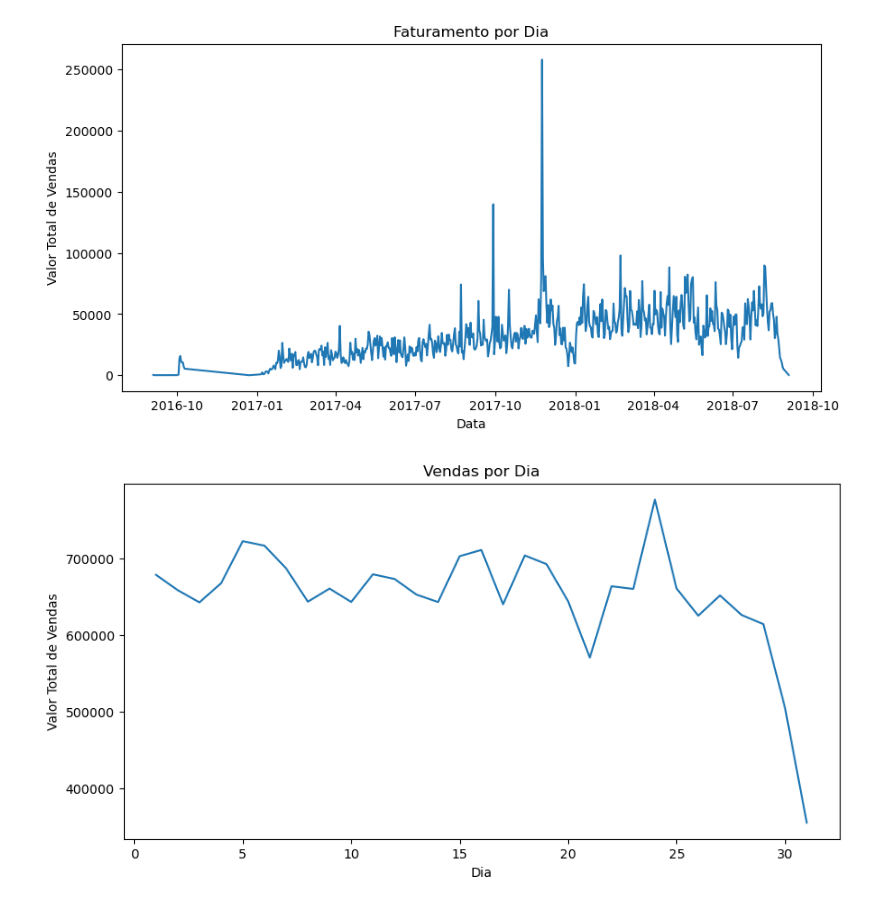
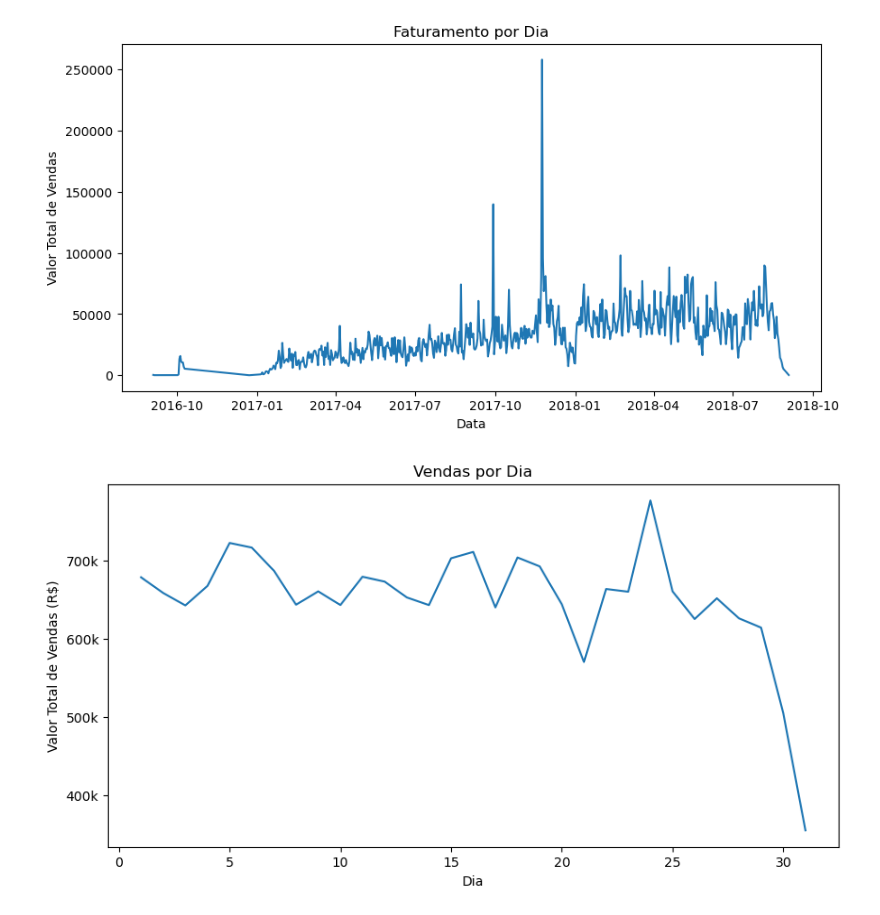
Before and after one commit to caiomiazzi/E_commerce_Olist_EDA, a Jupyter notebook: O_list_EDA.ipynb, the cells around one changed output. Drawn from its saved outputs; the diff is of its cells as text; code cells hidden in the pictures.

```diff
--- a/O_list_EDA.ipynb
+++ b/O_list_EDA.ipynb
@@ -888,48 +902,88 @@ plt.show()
+# %%
+# Dicionário para armazenar as médias
+medias_faturamento = {}
+
+# Agrupando por período e calculando a média do valor_pagamento
+for periodo in ['dia', 'semana', 'mes', 'trimestre', 'semestre', 'ano']:
+  medias_faturamento[periodo] = df.groupby(periodo)['valor_pagamento'].mean()
 # %%
 import matplotlib.pyplot as plt
 import pandas as pd
 
 # Dicionário para labels dos eixos x
 labels_eixo_x = {
-    'dia': 'Dia',
-    'semana': 'Semana',
-    'mes': 'Mês',
-    'trimestre': 'Trimestre',
-    'semestre': 'Semestre',
-    'ano': 'Ano'
+  'dia': 'Dia',
+  'semana': 'Semana',
+  'mes': 'Mês',
+  'trimestre': 'Trimestre',
+  'semestre': 'Semestre',
+  'ano': 'Ano'
 }
 
 # Função para plotar gráfico de vendas por período
 def plotar_grafico_vendas(df, periodo, titulo):
-    """
-    Plota um gráfico de linhas para as vendas por período.
+  """
+  Plota um gráfico de linhas para as vendas por período.
 
-    Args:
-        df: DataFrame pandas com as colunas 'data_compra' e 'valor_pagamento'.
-        periodo: String que indica a granularidade da análise (dia, semana, mês etc.).
-        titulo: String que define o título do gráfico.
-    """
-    # Agrupa os dados por período e calcula a soma do valor_pagamento
-    df_agrupado = df.groupby(periodo)['valor_pagamento'].sum()
+  Args:
+    df: DataFrame pandas com as colunas 'data_compra' e 'valor_pagamento'.
+    periodo: String que indica a granularidade da análise (dia, semana, mês etc.).
+    titulo: String que define o título do gráfico.
+  """
+  # Agrupa os dados por período e calcula a soma do valor_pagamento
+  df_agrupado = df.groupby(periodo)['valor_pagamento'].sum()
 
-    # Define o tamanho da figura
-    plt.figure(figsize=(10, 5))
+  # Define o tamanho da figura
+  plt.figure(figsize=(10, 5))
 
-    # Cria o gráfico de linhas
-    plt.plot(df_agrupado.index, df_agrupado.values)
+  # Cria o gráfico de linhas
+  plt.plot(df_agrupado.index, df_agrupado.values)
 
-    # Define o título e os rótulos dos eixos
-    plt.title(titulo)
-    plt.xlabel(labels_eixo_x[periodo])
-    plt.ylabel('Valor Total de Vendas')
+  # Define o título e os rótulos dos eixos
+  plt.title(titulo)
+  plt.xlabel(labels_eixo_x[periodo])
+  plt.ylabel('Valor Total de Vendas (R$)')
 
-    # Mostra o gráfico
-    plt.show()
+  # Mostra o gráfico
+  plt.show()
 
-# Plota gráficos para cada período
+# Função para formatar valores com milhares
+def formatar_milhares(x, pos):
+  """
+  Formata os valores do eixo Y com milhares.
+  """
+  if x >= 1000:
+    return f'{int(x / 1000)}k'
+  else:
+    return f'{x}'
+
+# Formatador de milhares para o eixo Y
+from matplotlib.ticker import FuncFormatter
+formatter_milhares = FuncFormatter(formatar_milhares)
+
+# Plota os gráficos para cada período
 periodos = ['dia', 'semana', 'mes', 'trimestre', 'semestre', 'ano']
 for periodo in periodos:
-    titulo = f'Vendas por {labels_eixo_x[periodo]}'
-    plotar_grafico_vendas(df.copy(), periodo, titulo)
+  titulo = f'Vendas por {labels_eixo_x[periodo]}'
+
+  # Agrupa os dados por período e calcula a soma do valor_pagamento
+  df_agrupado = df.groupby(periodo)['valor_pagamento'].sum()
+
+  # Define o tamanho da figura
+  plt.figure(figsize=(10, 5))
+
+  # Cria o gráfico de linhas
+  plt.plot(df_agrupado.index, df_agrupado.values)
+
+  # Define o título e os rótulos dos eixos
+  plt.title(titulo)
+  plt.xlabel(labels_eixo_x[periodo])
+  plt.ylabel('Valor Total de Vendas (R$)')
+
+  # Define o formatador de milhares para o eixo Y
+  plt.gca().yaxis.set_major_formatter(formatter_milhares)
+
+  # Mostra o gráfico
+  plt.show()
 # %% [output]
-[figure, old version]
+[figure, new version]
```
Also changed, not shown: parts of 21 cells of this notebook.
